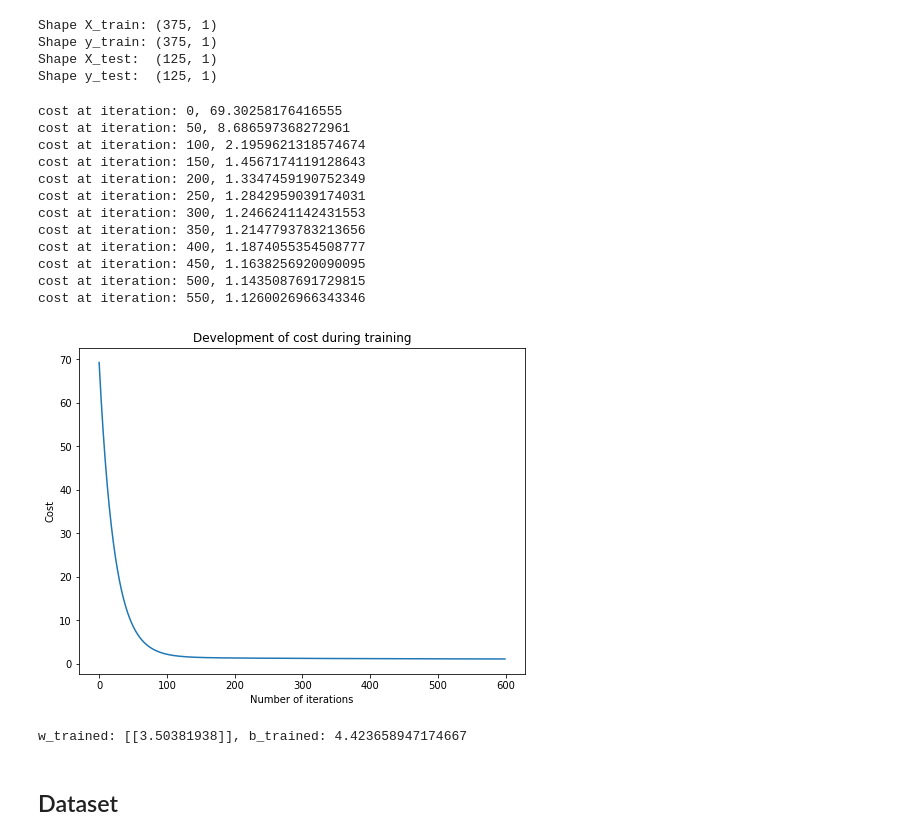
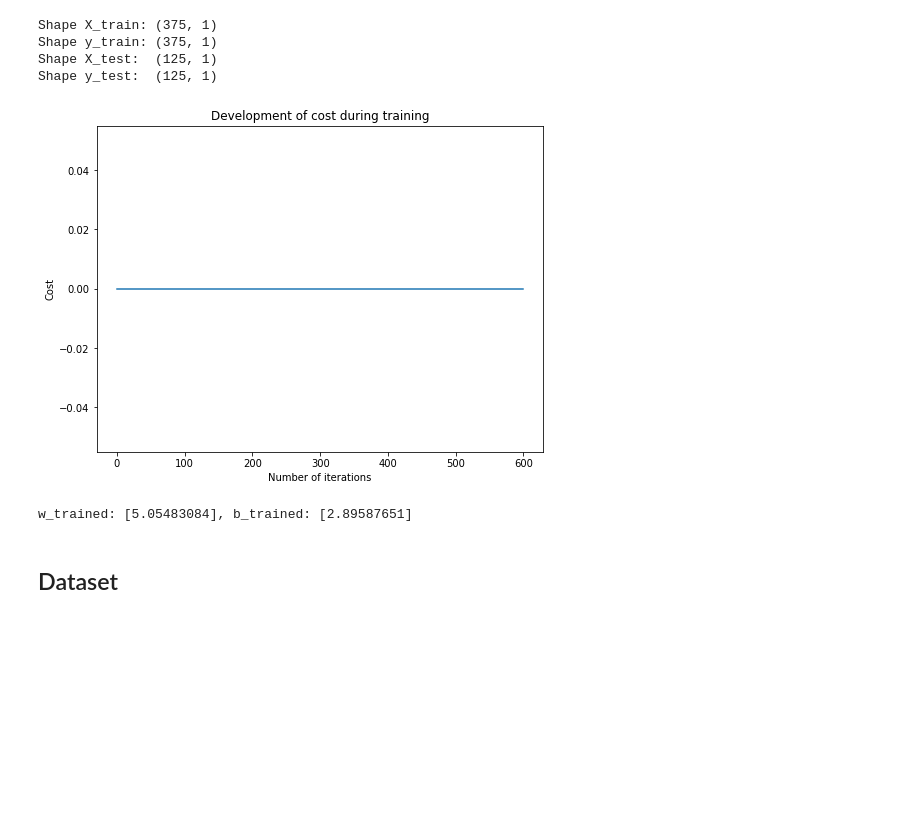
Before and after one commit to louis-xu-ustc/machine_learning_basics, a Jupyter notebook: linear_regression&gradient_descent.ipynb, the cells around one changed output. Drawn from its saved outputs; the diff is of its cells as text; code cells hidden in the pictures; blank space fills up the shorter version.

```diff
--- a/linear_regression&gradient_descent.ipynb
+++ b/linear_regression&gradient_descent.ipynb
@@ -196,6 +197,16 @@ class MyLinearRegression():
             if i % 50 == 0:
                 print("cost at iteration: {}, {}".format(i, cost))
         return self.weights, self.bias, costs
+
+    def train_normal_equation(self, X: np.array, y: np.array):
+        """
+        Trains a linear regression model using the normal equation
+        """
+        n_samples, _ = X.shape
+        X_b = np.c_[np.ones((n_samples,1)), X]
+        weights = np.linalg.inv(np.dot(X_b.T, X_b)).dot(X_b.T).dot(y)
+
+        return weights[0], weights[1]
 # %%
 # We will use a simple training set
 # Random values in a given shape (500, 1)
@@ -225,33 +236,23 @@ Shape X_test:  (125, 1)
 Shape y_test:  (125, 1)
 # %%
 regressor = MyLinearRegression()
-w_trained, b_trained, costs = regressor.train_gradient_descent(X_train, y_train, lr=0.005, n_iters=600)
+# w_trained, b_trained, costs = regressor.train_gradient_descent(X_train, y_train, lr=0.005, n_iters=600)
 # w_trained, b_trained, costs = regressor.train_stocashtic_gradient_descent(X_train, y_train, lr=0.01, n_iters=600)
 # w_trained, b_trained, costs = regressor.train_minibatch_gradient_descent(X_train, y_train, lr=0.005, n_iters=600, batch_size=10)
+costs = [0]*600
+w_trained, b_trained = regressor.train_normal_equation(X_train, y_train)
 
 
 fig = plt.figure(figsize=(8,6))
 plt.plot(np.arange(600), costs)
 plt.title("Development of cost during training")
 plt.xlabel("Number of iterations")
 plt.ylabel("Cost")
 plt.show()
 print("w_trained: {}, b_trained: {}".format(w_trained, b_trained))
 # %% [output]
+[figure, new version]
-cost at iteration: 0, 69.30258176416555
-cost at iteration: 50, 8.686597368272961
-cost at iteration: 100, 2.1959621318574674
-cost at iteration: 150, 1.4567174119128643
-cost at iteration: 200, 1.3347459190752349
-cost at iteration: 250, 1.2842959039174031
-cost at iteration: 300, 1.2466241142431553
-cost at iteration: 350, 1.2147793783213656
-cost at iteration: 400, 1.1874055354508777
-cost at iteration: 450, 1.1638256920090095
-cost at iteration: 500, 1.1435087691729815
-cost at iteration: 550, 1.1260026966343346
+w_trained: [5.05483084], b_trained: [2.89587651]
-[figure, old version]
-w_trained: [[3.50381938]], b_trained: 4.423658947174667
 # %% [markdown]
 ## Dataset
 # %% [markdown]
```
Also changed, not shown: parts of 2 cells of this notebook, 9 other files.
